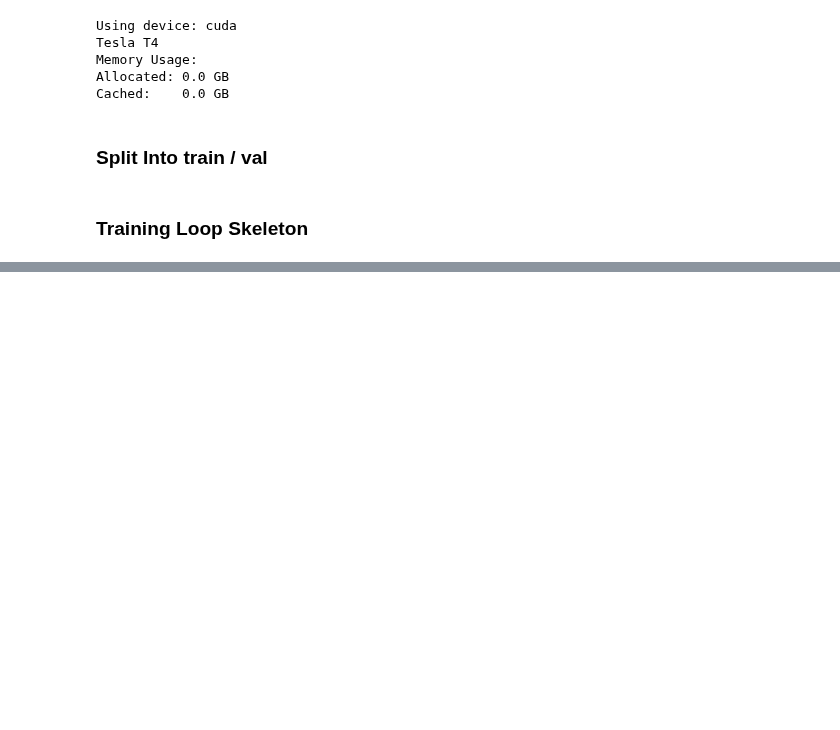
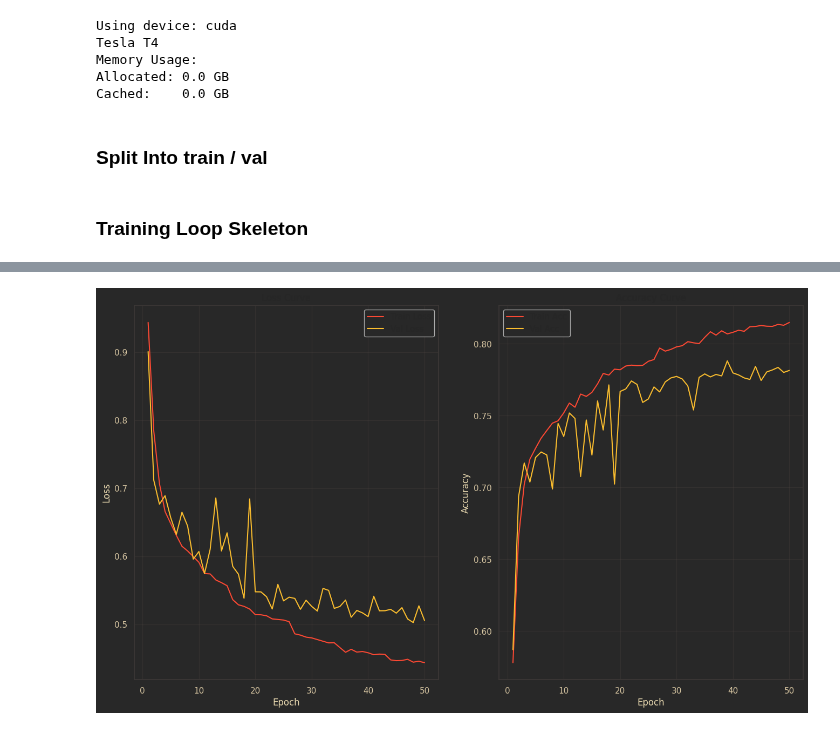
Before and after one commit to 0lekz/mimic-recognition, a Jupyter notebook: mimic-recognition-barebones-fer.ipynb, the cells around one changed output, grey strips where cells are left out. Cells and saved outputs as stored; diff of their text form; code cells hidden in the pictures; blank space fills up the shorter version.

Commit message:
kaggle env | mimic recognition: barebones | 50 epoch training

```diff
--- a/mimic-recognition-barebones-fer.ipynb
+++ b/mimic-recognition-barebones-fer.ipynb
@@ -495,7 +495,7 @@ if device.type == "cuda":
     print("Cached:   ", round(torch.cuda.memory_reserved(0)/1024**3,1), "GB")
 
 model = MyCNN().to(device)
-num_epochs = 20
+num_epochs = 50
 best_val_acc = 0.0
 
 criterion = nn.CrossEntropyLoss()
@@ -634,0 +635,25 @@ Epoch [12/20] Train Loss: 0.5792 | Train Acc: 0.7566 Val Loss: 0.5742 | Val Acc:
+# %%
+epochs = range(1, num_epochs+1)
+
+# Loss curve
+plt.figure(figsize=(16,9))
+plt.subplot(1,2,1)
+plt.plot(epochs, train_losses, label='Train Loss')
+plt.plot(epochs, val_losses, label='Val Loss')
+plt.xlabel('Epoch')
+plt.ylabel('Loss')
+plt.title('Loss Curve')
+plt.legend()
+
+# Accuracy curve
+plt.subplot(1,2,2)
+plt.plot(epochs, train_accuracies, label='Train Acc')
+plt.plot(epochs, val_accuracies, label='Val Acc')
+plt.xlabel('Epoch')
+plt.ylabel('Accuracy')
+plt.title('Accuracy Curve')
+plt.legend()
+
+plt.show()
+# %% [output]
+[figure, added]
```
Also changed, not shown: parts of 6 cells of this notebook.
